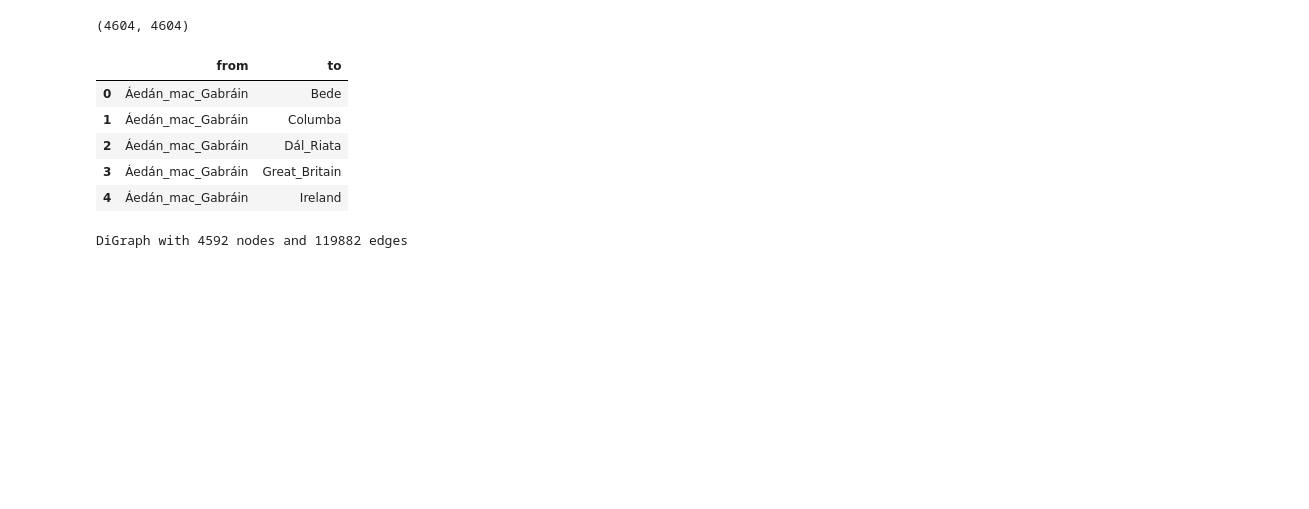
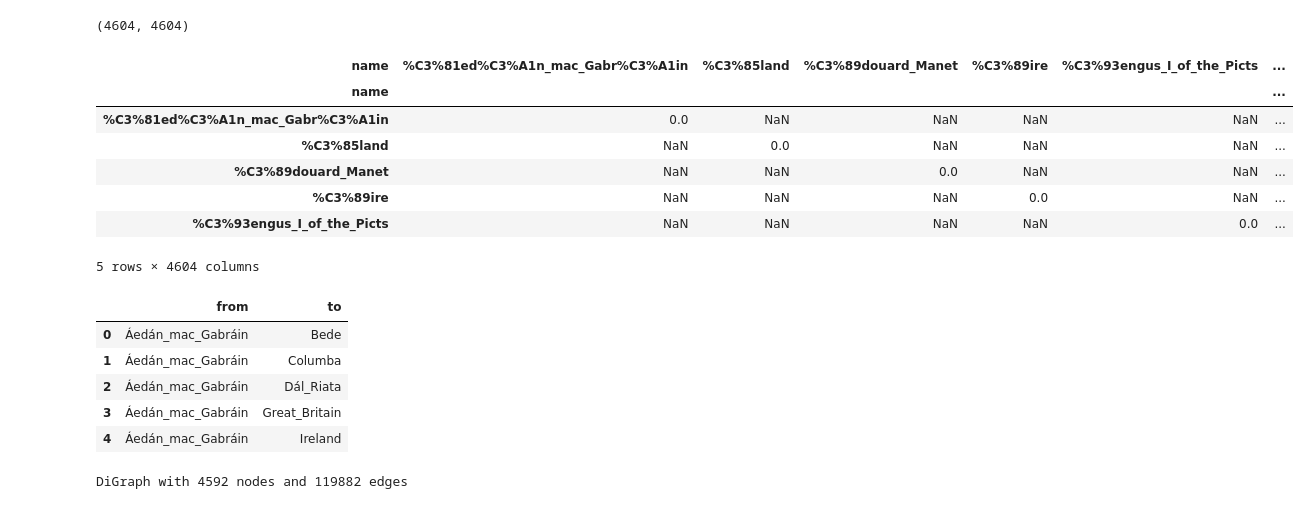
Before and after one commit to epfl-ada/ada-2023-project-adamants, a Jupyter notebook: wikipedia_graph_viz.ipynb, the cells around one changed output. Saved outputs shown, nothing was run; the diff lists cells and outputs as text; code cells hidden in the pictures; blank space fills up the shorter version.

```diff
--- a/wikipedia_graph_viz.ipynb
+++ b/wikipedia_graph_viz.ipynb
@@ -7,6 +7,18 @@ import networkx as nx
 import matplotlib.pyplot as plt
 import seaborn as sns
 # %%
-links_path = Path("./data/wikispeedia_paths-and-graph/links.tsv").resolve()
+DATA_PATH = Path.cwd() / "data/wikispeedia_paths-and-graph/"
+shortest_path = (DATA_PATH / "shortest-path-distance-matrix.txt").resolve()
+PATHS_FINISHED = (DATA_PATH / "paths_finished.tsv").resolve()
+PATHS_UNFINISHED = (DATA_PATH / "paths_unfinished.tsv").resolve()
+
+assert shortest_path.is_file()
+shortest_path = np.loadtxt(shortest_path, dtype=str)
+
+links_path = (DATA_PATH / "links.tsv").resolve()
 assert links_path.is_file()
 links = pd.read_csv(links_path, sep="\t", header=None, names=["from", "to"],skiprows=11, skip_blank_lines=True)
+
+articles_path = (DATA_PATH / "articles.tsv").resolve()
+assert articles_path.is_file()
+articles = pd.read_csv(articles_path, sep="\t", header=None, names=["name"],skiprows=11, skip_blank_lines=True)
@@ -28,5 +33,18 @@ shortest_path_graph.shape
 # %% [output]
 (4604, 4604)
+# %%
+# add a column for each article name, and fill the dataframe with shortest path distances
+shortest_path_df = pd.DataFrame(shortest_path_matrix, index=articles.name, columns=articles.name)
+shortest_path_df.head()
+# %% [output]
+| name | %C3%81ed%C3%A1n_mac_Gabr%C3%A1in | %C3%85land | %C3%89douard_Manet | %C3%89ire | %C3%93engus_I_of_the_Picts | ... |
+| name |  |  |  |  |  | ... |
+| %C3%81ed%C3%A1n_mac_Gabr%C3%A1in | 0.0 | NaN | NaN | NaN | NaN | ... |
+| %C3%85land | NaN | 0.0 | NaN | NaN | NaN | ... |
+| %C3%89douard_Manet | NaN | NaN | 0.0 | NaN | NaN | ... |
+| %C3%89ire | NaN | NaN | NaN | 0.0 | NaN | ... |
+| %C3%93engus_I_of_the_Picts | NaN | NaN | NaN | NaN | 0.0 | ... |
+5 rows × 4604 columns
 # %%
 links = links.map(lambda x: unquote(x))
 links.head()
```
Also changed, not shown: parts of 5 cells of this notebook.
